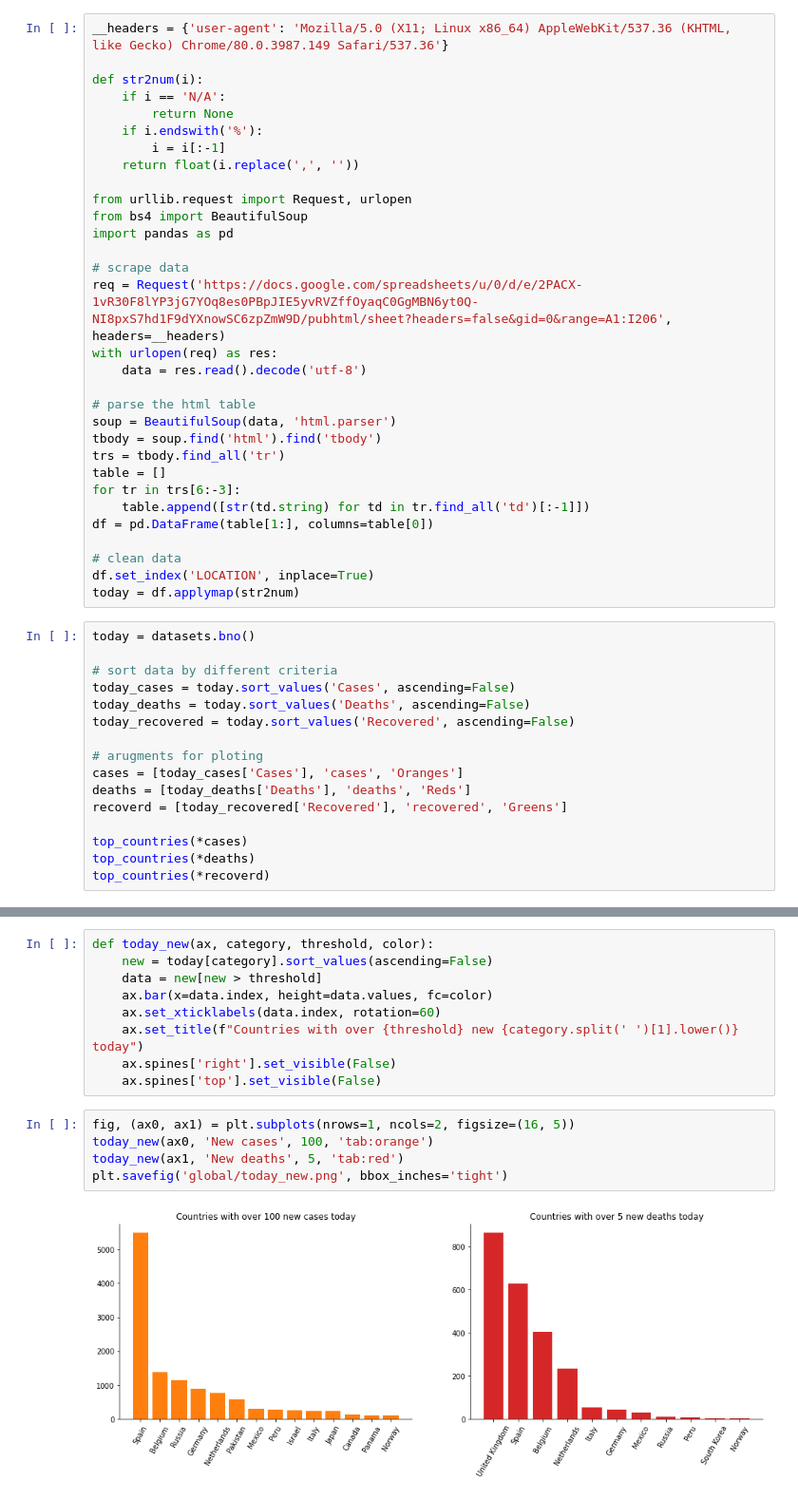
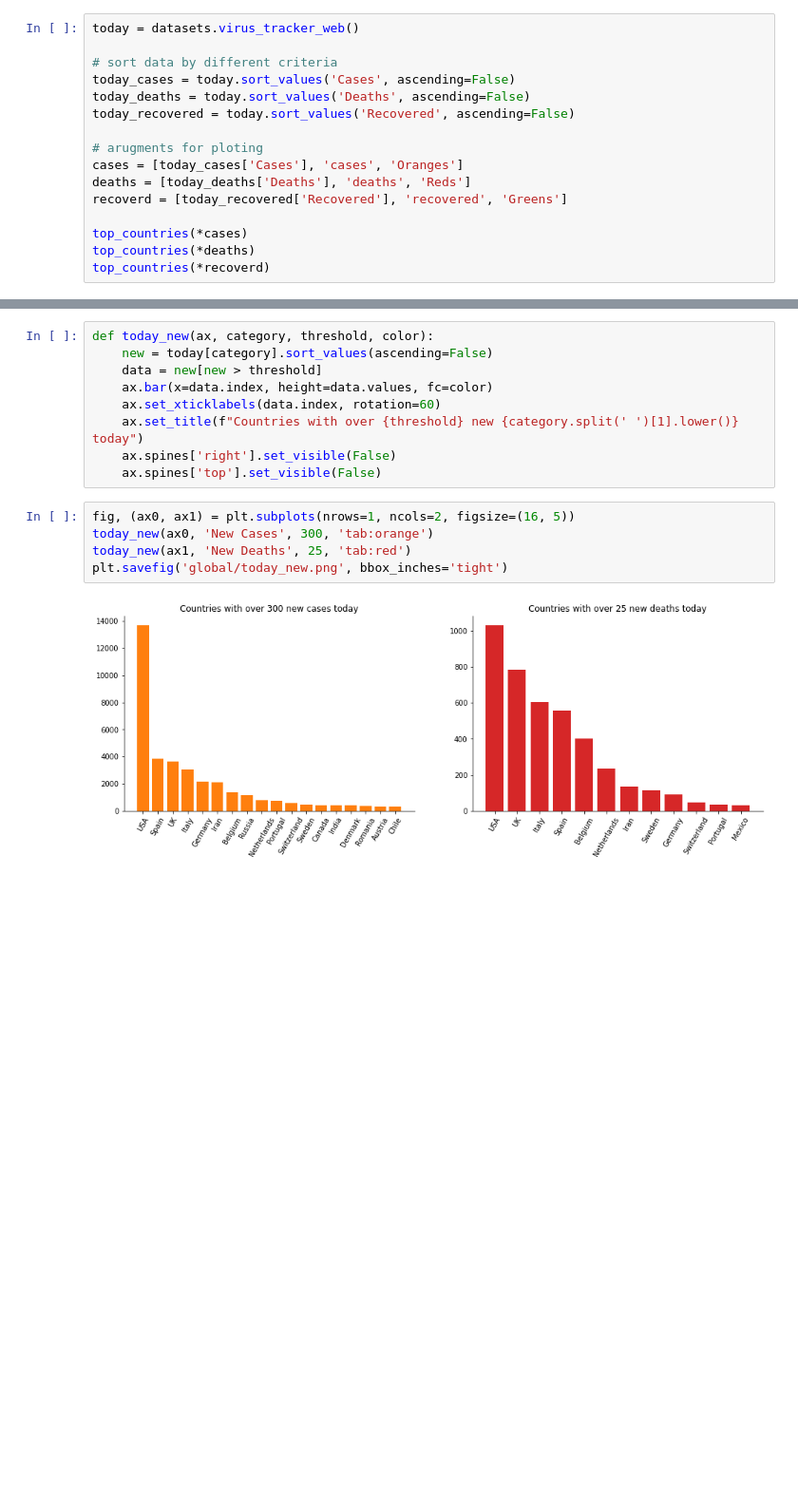
Before and after one commit to zhaoyi3264/covid-19-trend, a Jupyter notebook: global_trend.ipynb, the cells around one changed output, grey strips where cells are left out. Shown at 95% size. Drawn from its saved outputs; the diff is of its cells as text; blank space fills up the shorter version.

```diff
--- a/global_trend.ipynb
+++ b/global_trend.ipynb
@@ -57,39 +57,8 @@ def top_countries(data, category, cmap, n=20):
     ax = fig.add_axes([0.45, 0.15, 0.5, 0.5])
     top_countries_proportion(data, category, cmap, ax=ax)
     plt.savefig(f'global/{category}.png', bbox_inches='tight')
-# %%
-__headers = {'user-agent': 'Mozilla/5.0 (X11; Linux x86_64) AppleWebKit/537.36 (KHTML, like Gecko) Chrome/80.0.3987.149 Safari/537.36'}
-
-def str2num(i):
-    if i == 'N/A':
-        return None
-    if i.endswith('%'):
-        i = i[:-1]
-    return float(i.replace(',', ''))
-
-from urllib.request import Request, urlopen
-from bs4 import BeautifulSoup
-import pandas as pd
-
-# scrape data
-req = Request('https://docs.google.com/spreadsheets/u/0/d/e/2PACX-1vR30F8lYP3jG7YOq8es0PBpJIE5yvRVZffOyaqC0GgMBN6yt0Q-NI8pxS7hd1F9dYXnowSC6zpZmW9D/pubhtml/sheet?headers=false&gid=0&range=A1:I206', headers=__headers)
-with urlopen(req) as res:
-    data = res.read().decode('utf-8')
-
-# parse the html table
-soup = BeautifulSoup(data, 'html.parser')
-tbody = soup.find('html').find('tbody')
-trs = tbody.find_all('tr')
-table = []
-for tr in trs[6:-3]:
-    table.append([str(td.string) for td in tr.find_all('td')[:-1]])
-df = pd.DataFrame(table[1:], columns=table[0])
-
-# clean data
-df.set_index('LOCATION', inplace=True)
-today = df.applymap(str2num)
 # %%
-today = datasets.bno()
+today = datasets.virus_tracker_web()
 
 # sort data by different criteria
 today_cases = today.sort_values('Cases', ascending=False)
@@ -129,11 +98,11 @@ def today_new(ax, category, threshold, color):
     ax.spines['top'].set_visible(False)
 # %%
 fig, (ax0, ax1) = plt.subplots(nrows=1, ncols=2, figsize=(16, 5))
-today_new(ax0, 'New cases', 100, 'tab:orange')
-today_new(ax1, 'New deaths', 5, 'tab:red')
+today_new(ax0, 'New Cases', 300, 'tab:orange')
+today_new(ax1, 'New Deaths', 25, 'tab:red')
 plt.savefig('global/today_new.png', bbox_inches='tight')
 # %% [output]
-[figure, old version]
+[figure, new version]
 # %%
 fig, ax = plt.subplots(figsize=(16, 1))
 ax.set_xlim(0, 8)
```
Also changed, not shown: parts of 5 cells of this notebook, 11 other files.
